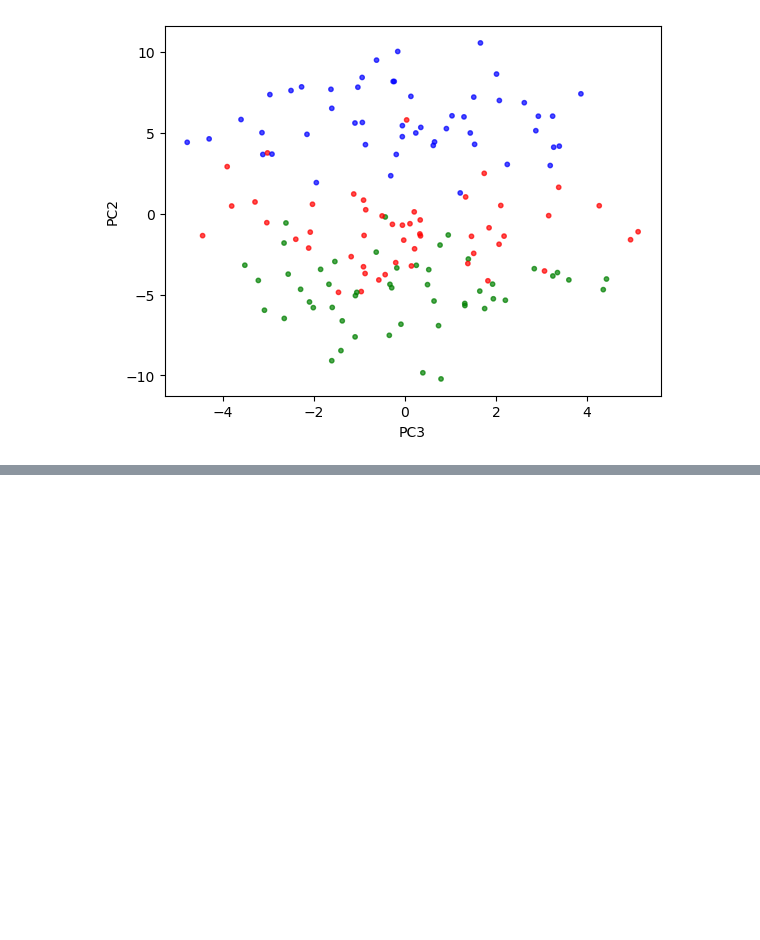
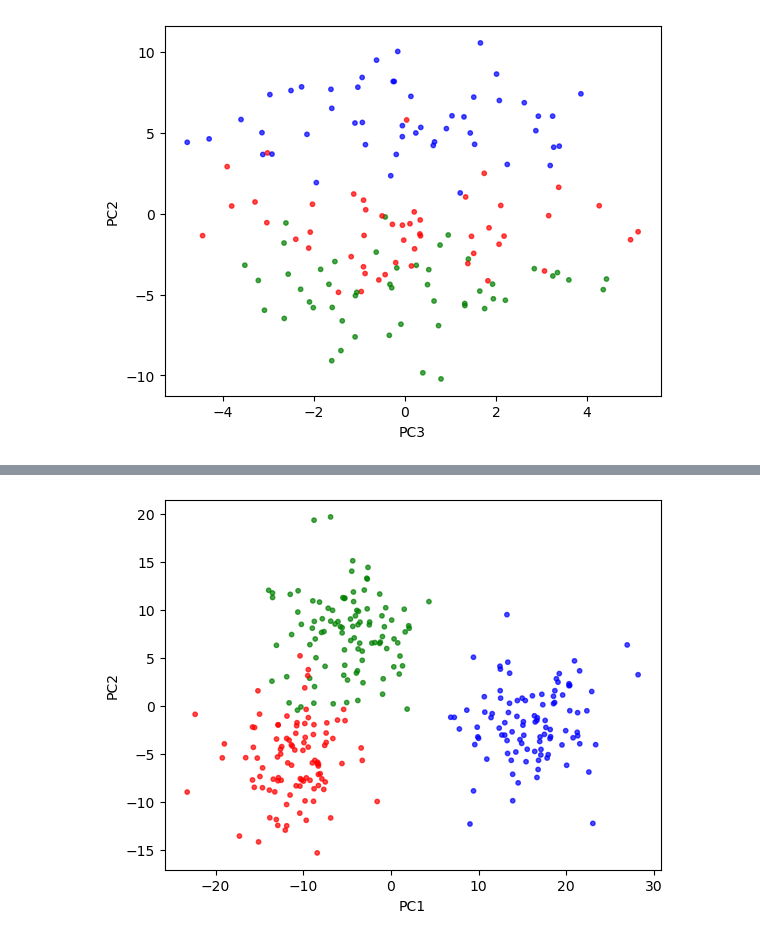
Before and after one commit to bernaprioste1704/6-7-edition, a Jupyter notebook: Unsupervised Learning/Dimensionality reduction/PCA.ipynb, the cells around one changed output, grey strips where cells are left out. Saved outputs shown, nothing was run; the diff lists cells and outputs as text; code cells hidden in the pictures; blank space fills up the shorter version.

```diff
--- a/Unsupervised Learning/Dimensionality reduction/PCA.ipynb
+++ b/Unsupervised Learning/Dimensionality reduction/PCA.ipynb
@@ -153,0 +193,21 @@ plt.show()
+# %%
+# 5 clusters in 8 dimensional space.
+# Hard to visualize!
+X, label = make_blobs(n_samples=300, n_features=15, centers=3, cluster_std = 4, random_state=123)
+X.shape
+# Define a custom color palette.
+myColors = {0:'red',1:'green',2:'blue',3:'purple'}
+labelColors = pd.Series(label).apply(lambda x: myColors[x])
+# %%
+# Only 2 first PCs are needed.
+pca = PCA(n_components = 3)
+X_pca = pca.fit_transform(X)
+# %%
+# Visualize on the PC1 vs PC2 plane.
+# The clusters overlap the least!
+plt.scatter(X_pca[:,0],X_pca[:,1],marker="o",alpha=0.7, s=10, c=labelColors)
+plt.xlabel("PC1")
+plt.ylabel("PC2")
+plt.show()
+# %% [output]
+[figure, added]
```
Also changed, not shown: parts of 7 cells of this notebook.
